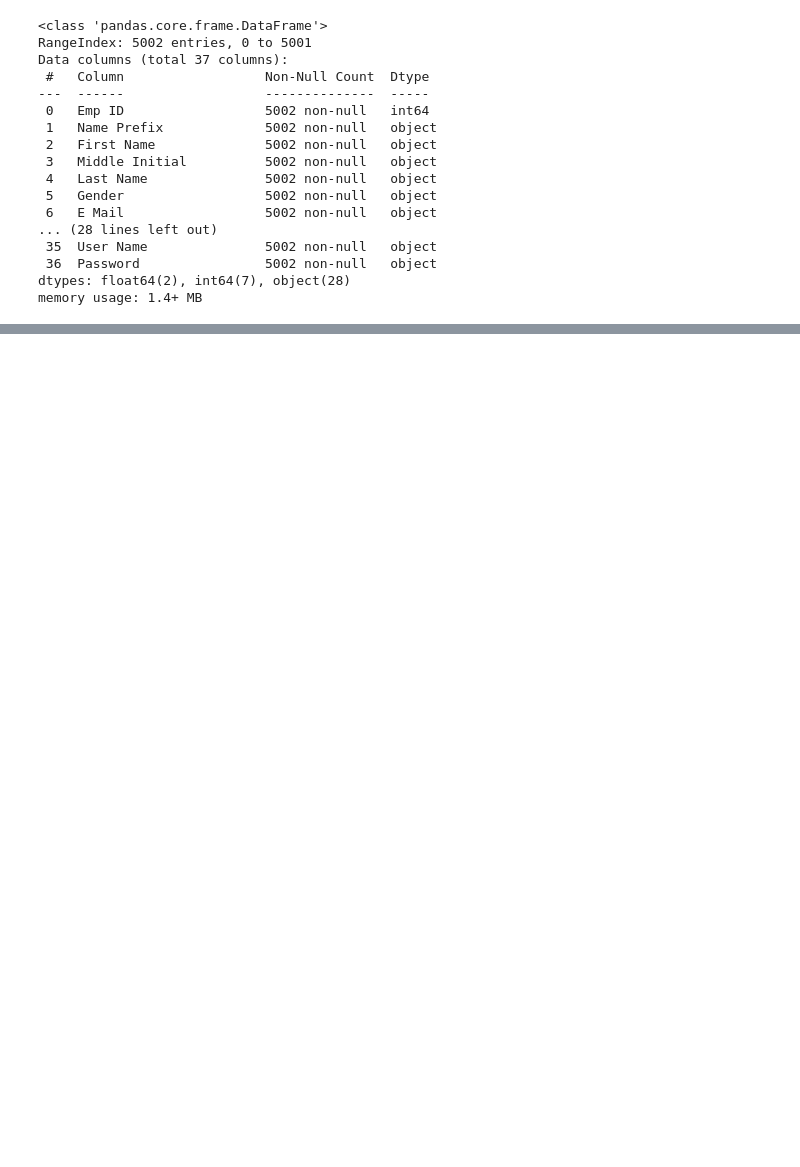
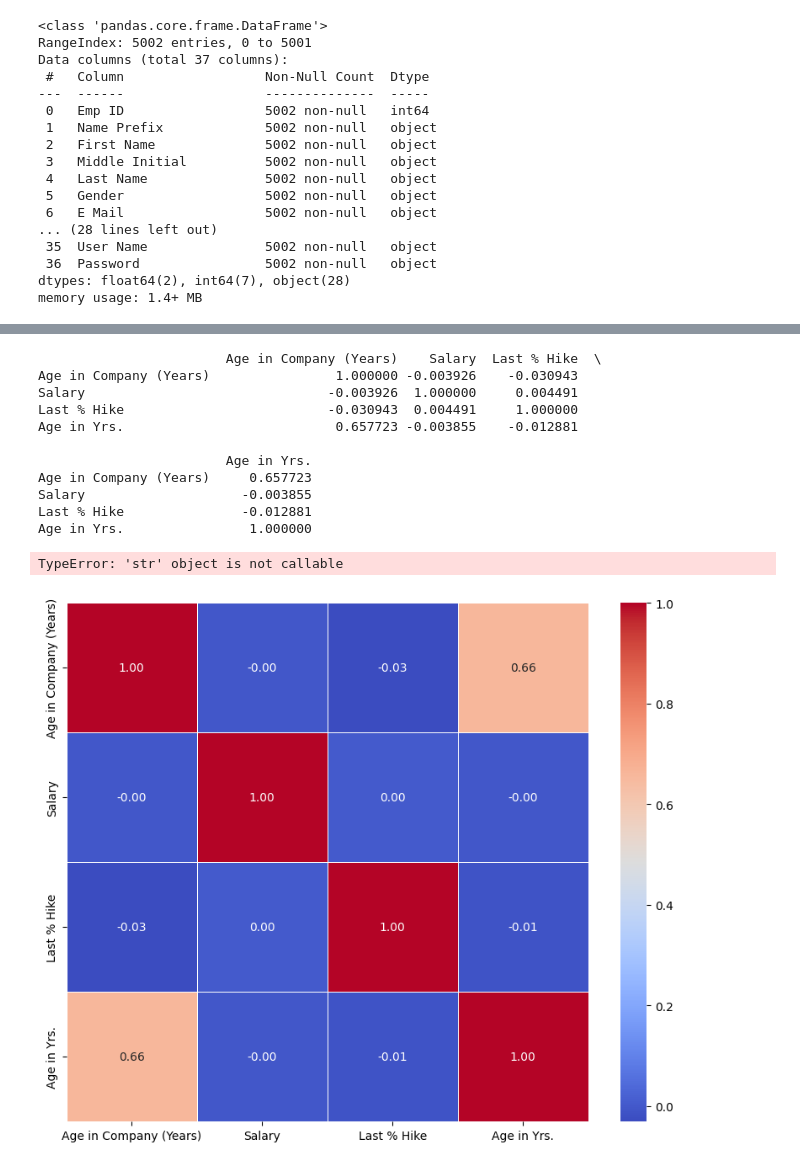
Before and after one commit to AungKyawWin20/PythonProgramming-AKW-, a Jupyter notebook: AungKyawWin/HR.ipynb, the cells around one changed output, grey strips where cells are left out. Saved outputs shown, nothing was run; the diff lists cells and outputs as text; code cells hidden in the pictures; blank space fills up the shorter version.

```diff
--- a/AungKyawWin/HR.ipynb
+++ b/AungKyawWin/HR.ipynb
@@ -87,0 +51,24 @@ max    199968.000000    30.000000  7.720282e+08  9.079421e+09  99919.000000
+# %%
+select_col  = ['Age in Company (Years)', 'Salary', 'Last % Hike', 'Age in Yrs.']
+sub_df = df[select_col]
+correlation = sub_df.corr()
+print(correlation)
+
+plt.figure(figsize = (10,8))
+sns.heatmap(correlation, annot = True, cmap = 'coolwarm', fmt = ".2f", linewidths = .5)
+plt.title('Correlation Heatmap')
+plt.show()
+# %% [output]
+                        Age in Company (Years)    Salary  Last % Hike  \
+Age in Company (Years)                1.000000 -0.003926    -0.030943
+Salary                               -0.003926  1.000000     0.004491
+Last % Hike                          -0.030943  0.004491     1.000000
+Age in Yrs.                           0.657723 -0.003855    -0.012881
+
+                        Age in Yrs.
+Age in Company (Years)     0.657723
+Salary                    -0.003855
+Last % Hike               -0.012881
+Age in Yrs.                1.000000
+TypeError: 'str' object is not callable
+[figure, added]
```
Also changed, not shown: parts of 18 cells of this notebook.
